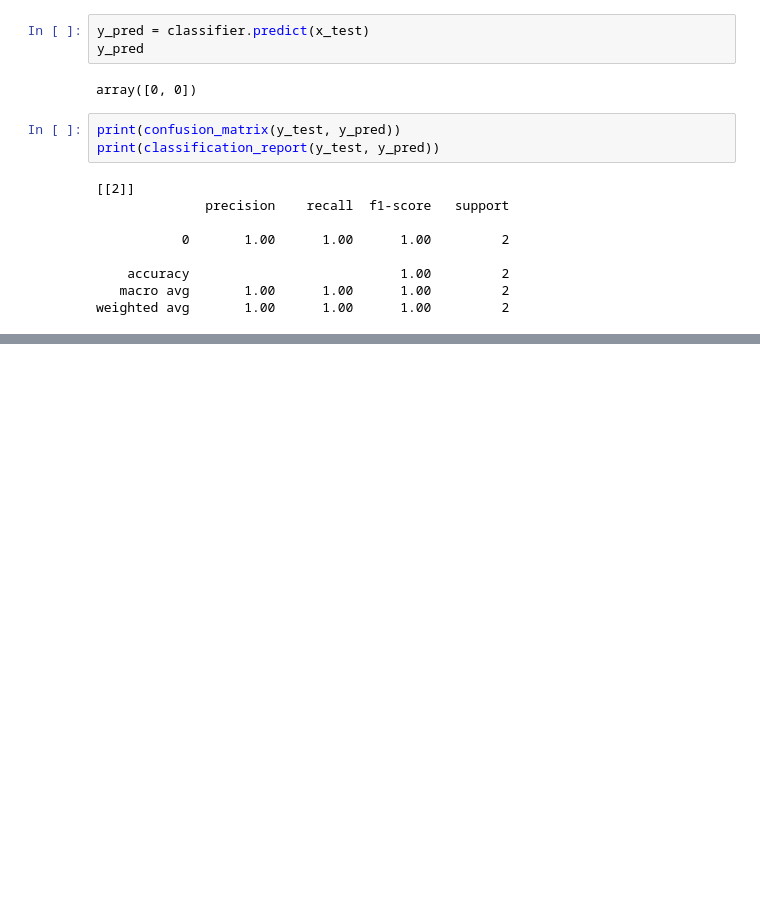
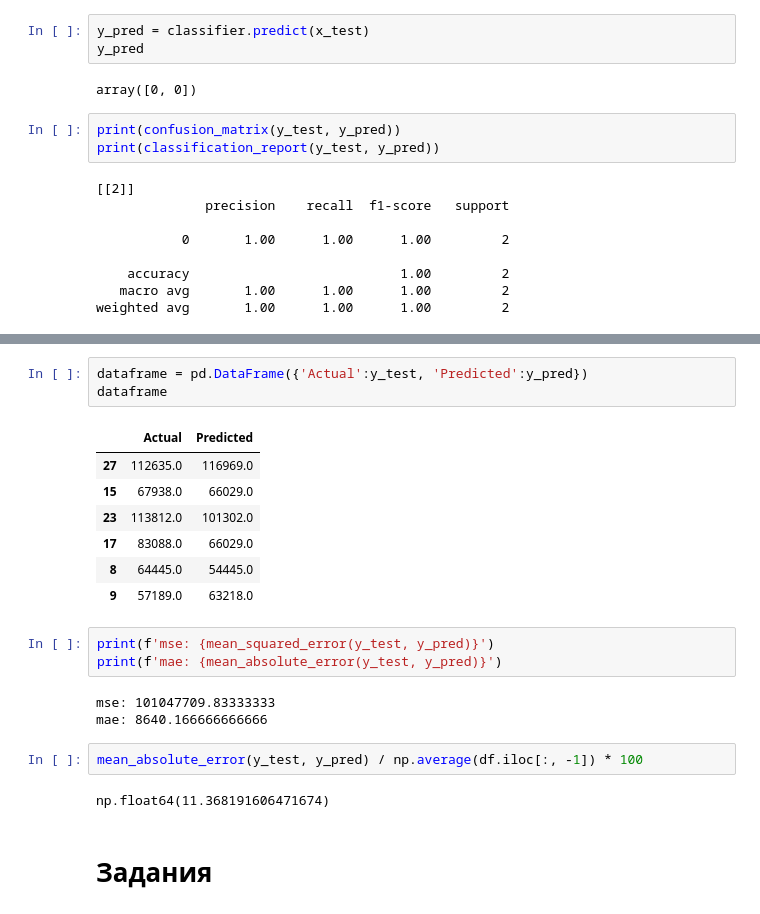
Before and after one commit to sannyochik/ml_homework, a Jupyter notebook: note2_2(trees).ipynb, the cells around one changed output, grey strips where cells are left out. Cells and saved outputs as stored; diff of their text form; blank space fills up the shorter version.

```diff
--- a/note2_2(trees).ipynb
+++ b/note2_2(trees).ipynb
@@ -688,0 +743,23 @@ weighted avg       1.00      1.00      1.00         2
+# %%
+dataframe = pd.DataFrame({'Actual':y_test, 'Predicted':y_pred})
+dataframe
+# %% [output]
+|  | Actual | Predicted |
+| 27 | 112635.0 | 116969.0 |
+| 15 | 67938.0 | 66029.0 |
+| 23 | 113812.0 | 101302.0 |
+| 17 | 83088.0 | 66029.0 |
+| 8 | 64445.0 | 54445.0 |
+| 9 | 57189.0 | 63218.0 |
+# %%
+print(f'mse: {mean_squared_error(y_test, y_pred)}')
+print(f'mae: {mean_absolute_error(y_test, y_pred)}')
+# %% [output]
+mse: 101047709.83333333
+mae: 8640.166666666666
+# %%
+mean_absolute_error(y_test, y_pred) / np.average(df.iloc[:, -1]) * 100
+# %% [output]
+np.float64(11.368191606471674)
+# %% [markdown]
+# **Задания**
```
Also changed, not shown: parts of 12 cells of this notebook.
